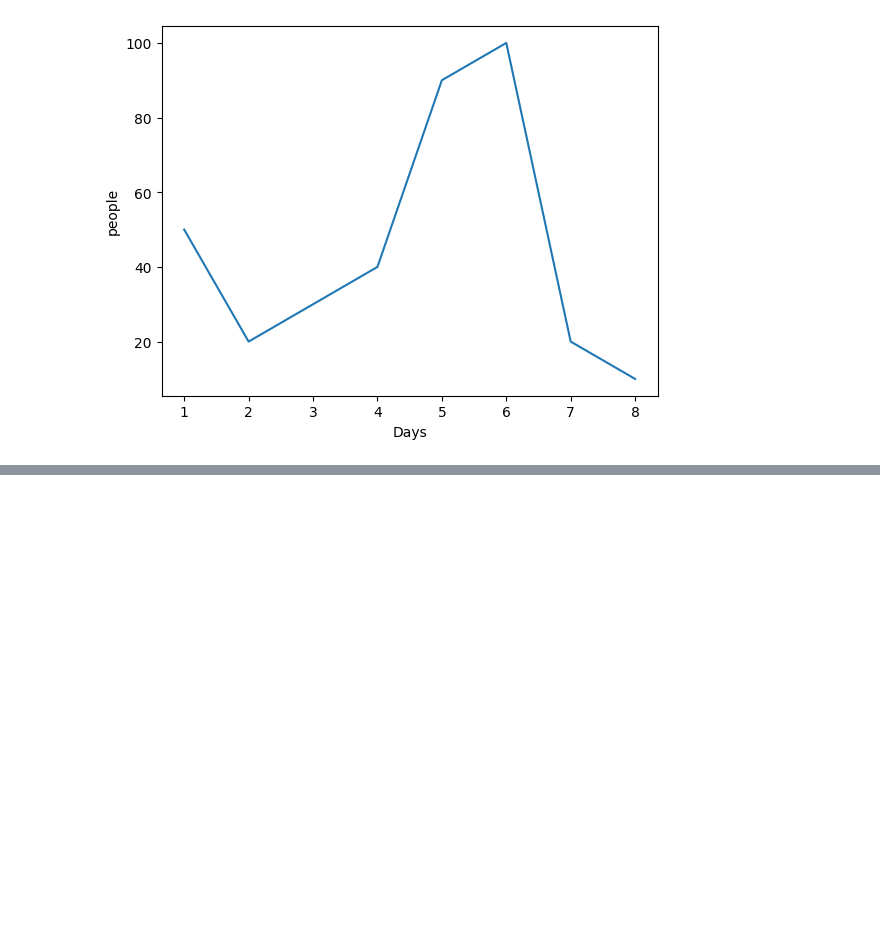
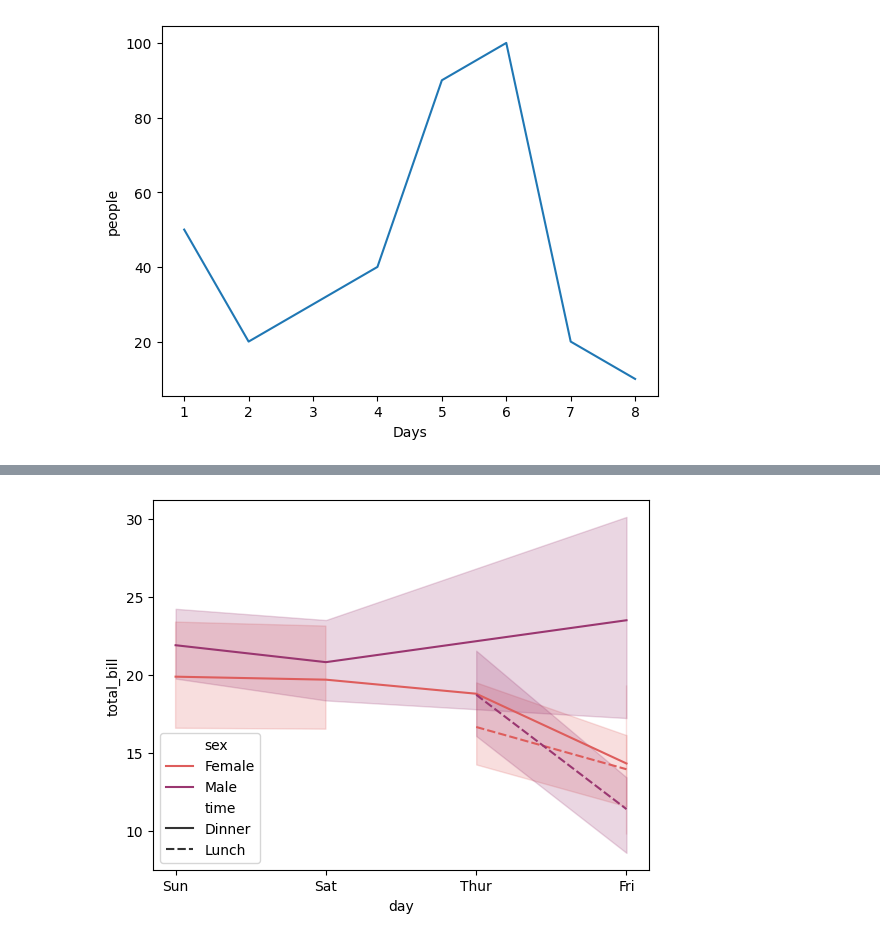
Before and after one commit to rishabh6900/PPNMS, a Jupyter notebook: Seaborn/Seaborn file .ipynb, the cells around one changed output, grey strips where cells are left out. Saved outputs shown, nothing was run; the diff lists cells and outputs as text; code cells hidden in the pictures; blank space fills up the shorter version.

```diff
--- a/Seaborn/Seaborn file .ipynb
+++ b/Seaborn/Seaborn file .ipynb
@@ -20,3 +20,5 @@ sns.lineplot(x="Days",y="people",data= df)
 # %% [output]
 <Axes: xlabel='Days', ylabel='people'>
 [figure]
+# %%
+df = pd.read_csv("tips.csv")
@@ -22,0 +41,5 @@ sns.lineplot(x="Days",y="people",data= df)
+# %%
+sns.lineplot(x="day", y="total_bill",hue = "sex" ,data= df,style="time",palette="flare")
+plt.show()
+# %% [output]
+[figure, added]
```
Also changed, not shown: parts of 6 cells of this notebook, 4 other files.
